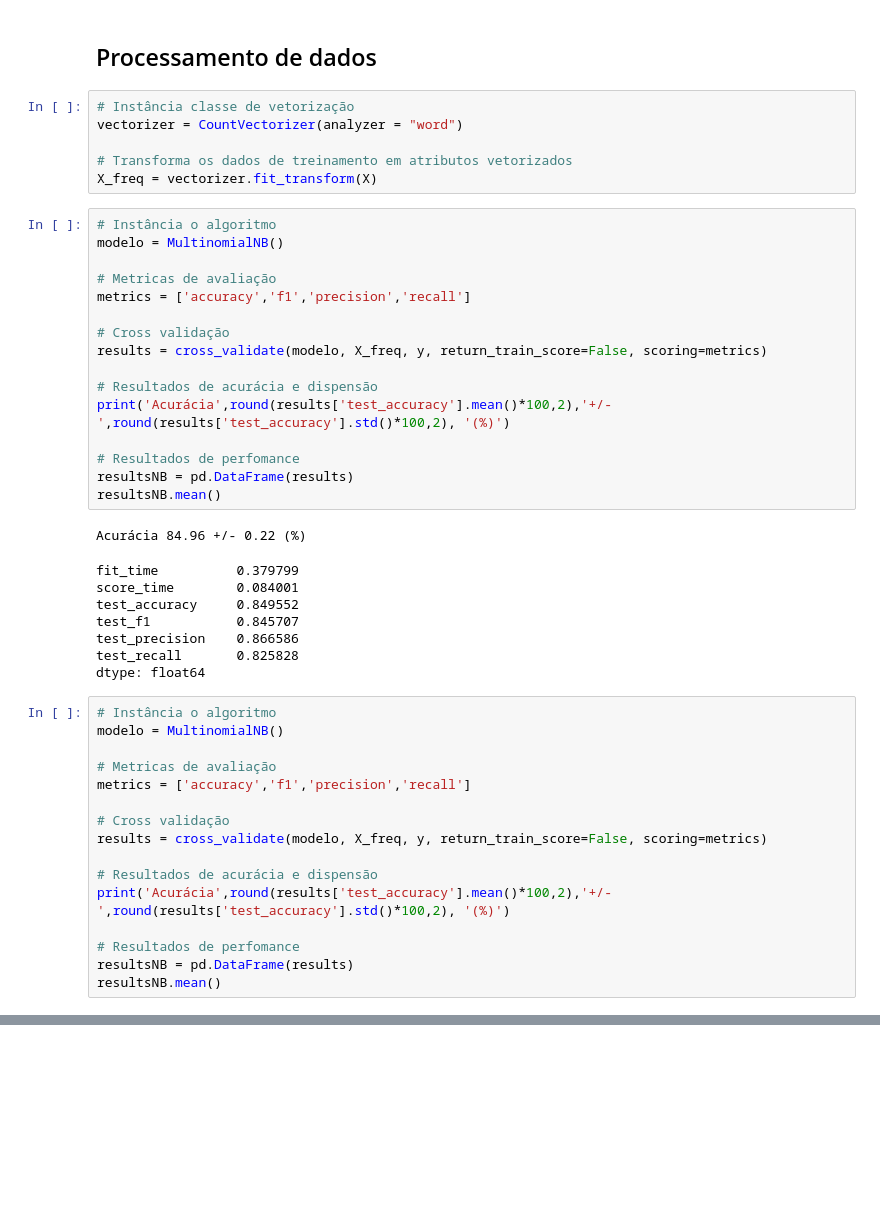
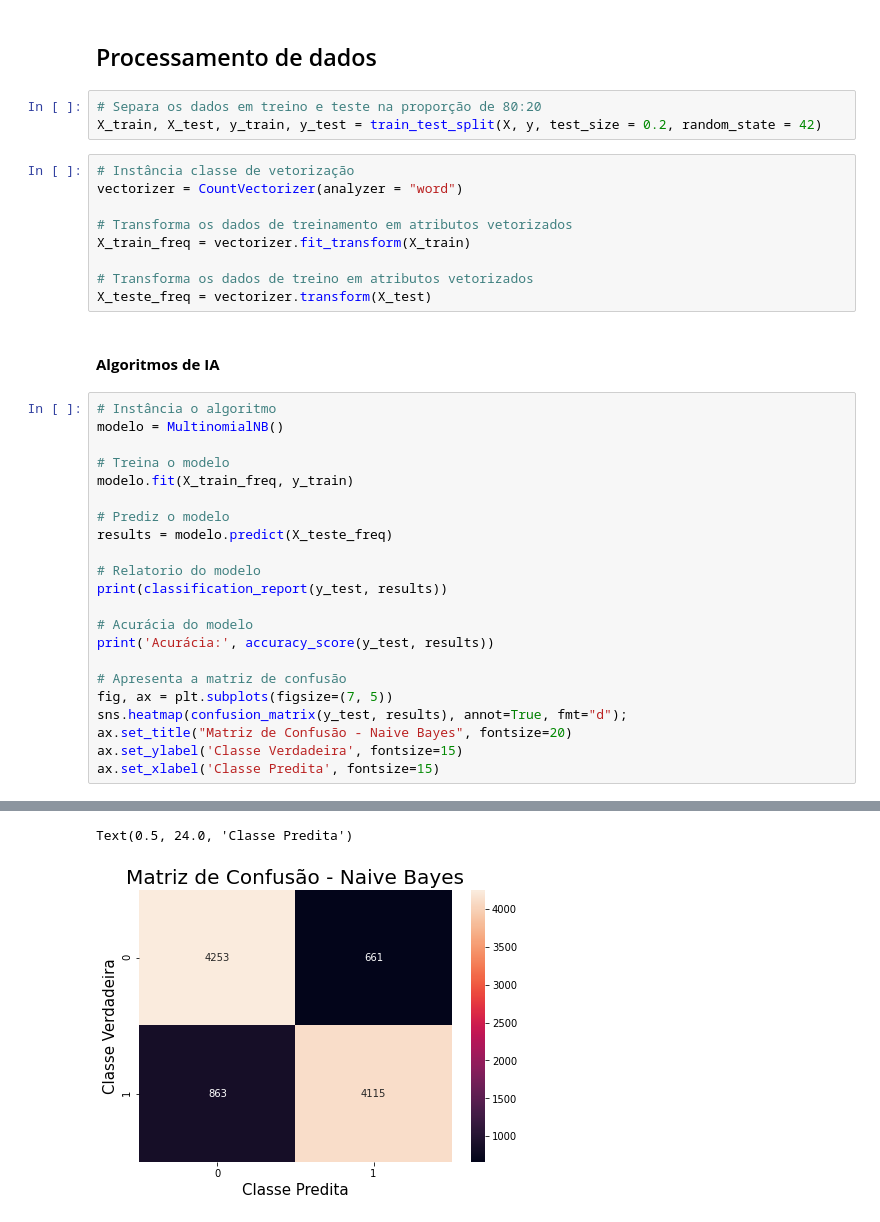
Before and after one commit to wellingtondantas/Data-Science, a Jupyter notebook: Projects/Analise-de-sentimentos/NLP-AnaliseDeSentimento.ipynb, the cells around one changed output, grey strips where cells are left out. Cells and saved outputs as stored; diff of their text form; blank space fills up the shorter version.

```diff
--- a/Projects/Analise-de-sentimentos/NLP-AnaliseDeSentimento.ipynb
+++ b/Projects/Analise-de-sentimentos/NLP-AnaliseDeSentimento.ipynb
@@ -162,50 +164,40 @@ X = df2['texto']
 y = df2['sentimento']
 # %% [markdown]
 ## Processamento de dados
+# %%
+# Separa os dados em treino e teste na proporção de 80:20
+X_train, X_test, y_train, y_test = train_test_split(X, y, test_size = 0.2, random_state = 42)
 # %%
 # Instância classe de vetorização
 vectorizer = CountVectorizer(analyzer = "word")
 
 # Transforma os dados de treinamento em atributos vetorizados
-X_freq = vectorizer.fit_transform(X)
+X_train_freq = vectorizer.fit_transform(X_train)
+
+# Transforma os dados de treino em atributos vetorizados
+X_teste_freq = vectorizer.transform(X_test)
-# %%
-# Instância o algoritmo
-modelo = MultinomialNB()
-
-# Metricas de avaliação
-metrics = ['accuracy','f1','precision','recall']
-
-# Cross validação
-results = cross_validate(modelo, X_freq, y, return_train_score=False, scoring=metrics)
-
-# Resultados de acurácia e dispensão
-print('Acurácia',round(results['test_accuracy'].mean()*100,2),'+/-',round(results['test_accuracy'].std()*100,2), '(%)')
-
-# Resultados de perfomance
-resultsNB = pd.DataFrame(results)
-resultsNB.mean()
-# %% [output]
-Acurácia 84.96 +/- 0.22 (%)
-fit_time          0.379799
-score_time        0.084001
-test_accuracy     0.849552
-test_f1           0.845707
-test_precision    0.866586
-test_recall       0.825828
-dtype: float64
-# %%
-# Instância o algoritmo
-modelo = MultinomialNB()
-
-# Metricas de avaliação
-metrics = ['accuracy','f1','precision','recall']
-
-# Cross validação
-results = cross_validate(modelo, X_freq, y, return_train_score=False, scoring=metrics)
-
-# Resultados de acurácia e dispensão
-print('Acurácia',round(results['test_accuracy'].mean()*100,2),'+/-',round(results['test_accuracy'].std()*100,2), '(%)')
-
-# Resultados de perfomance
-resultsNB = pd.DataFrame(results)
-resultsNB.mean()
+# %% [markdown]
+#### **Algoritmos de IA**
+# %%
+# Instância o algoritmo
+modelo = MultinomialNB()
+
+# Treina o modelo
+modelo.fit(X_train_freq, y_train)
+
+# Prediz o modelo
+results = modelo.predict(X_teste_freq)
+
+# Relatorio do modelo
+print(classification_report(y_test, results))
+
+# Acurácia do modelo
+print('Acurácia:', accuracy_score(y_test, results))
+
+# Apresenta a matriz de confusão
+fig, ax = plt.subplots(figsize=(7, 5))
+sns.heatmap(confusion_matrix(y_test, results), annot=True, fmt="d");
+ax.set_title("Matriz de Confusão - Naive Bayes", fontsize=20)
+ax.set_ylabel('Classe Verdadeira', fontsize=15)
+ax.set_xlabel('Classe Predita', fontsize=15)
+# %% [output]
@@ -211,0 +214,2 @@ resultsNB.mean()
+Text(0.5, 24.0, 'Classe Predita')
+[figure, added]
```
Also changed, not shown: parts of 7 cells of this notebook.
